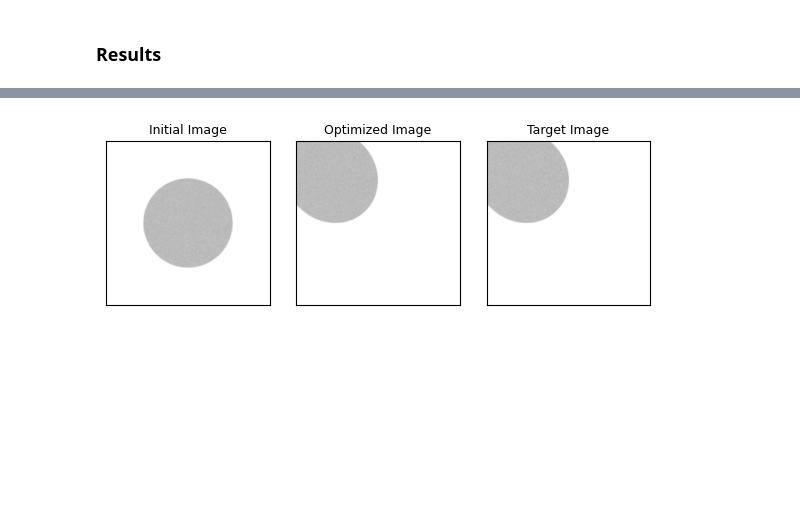
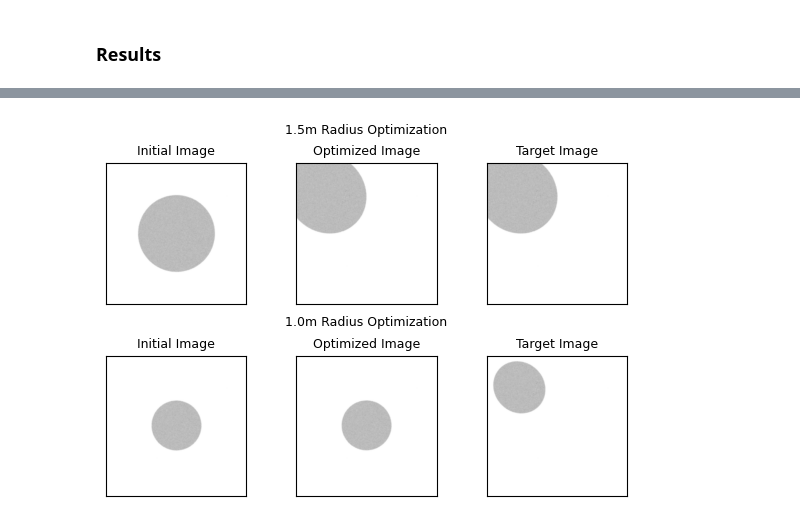
Before and after one commit to J0HNN7G/diffsim-sysid, a Jupyter notebook: examples/optim/diff_render.ipynb, the cells around one changed output, grey strips where cells are left out. Saved outputs shown, nothing was run; the diff lists cells and outputs as text; code cells hidden in the pictures; blank space fills up the shorter version.

Commit message:
updated render to show non-convexity

```diff
--- a/examples/optim/diff_render.ipynb
+++ b/examples/optim/diff_render.ipynb
@@ -98,16 +87,27 @@ img_ref = mi.render(mi.load_dict(target_scene_dict), spp=16)
 # %% [markdown]
 ### Optimization
 # %%
+init_scene_dict = dict(scene_dict)
+init_scene_dict['particle']['radius'] = deepcopy(success_radius)
+init_scene_dict['particle']['center'] = deepcopy(particle_init_pos)
+img_init = mi.render(mi.load_dict(init_scene_dict), spp=16)
+
+target_scene_dict = dict(scene_dict)
+target_scene_dict['particle']['radius'] = deepcopy(success_radius)
+target_scene_dict['particle']['center'] = deepcopy(target_pos)
+img_ref = mi.render(mi.load_dict(target_scene_dict), spp=16)
+
 # training details
 train_iters = 60
 train_rate = 1.0
 train_save_interval = 5
+scene_spp = 4
 
 # rendering
 scene_dict = dict(scene_dict)
+scene_dict['particle']['radius'] = deepcopy(success_radius)
 scene_dict['particle']['center'] = deepcopy(particle_init_pos)
 scene = mi.load_dict(scene_dict)
-scene_spp = 4
 params = mi.traverse(scene)
 start_state = mi.Transform4f(params['particle.to_world'])
 @dr.wrap_ad(source='torch', target='drjit')
@@ -147,5 +147,11 @@ for i in range(train_iters+1):
     trans_errors.append(trans_error)
     if i % train_save_interval == 0:
         print(f"iter_{i:02d}: img_loss={img_losses[-1]:6f}, trans_error={trans_errors[-1]:6f} trans=[{trans[0,0]:.4f}, {trans[0,1]:.4f}]")
+
+success_img_init = img_init
+success_img_ref = img_ref
+success_img = mi.render(scene, spp=16)
+success_img_losses = img_losses
+success_trans_errors = trans_errors
 # %% [output]
 iter_00: img_loss=0.090350, trans_error=2.084294 trans=[-0.0264, 0.0260]
@@ -191,26 +276,54 @@ plt.show()
 # %%
 ##########
 # States #
 ##########
-fig_size = set_fig_size(subplots=(1, 3))
-fig, axs = plt.subplots(1, 3, figsize=fig_size, constrained_layout=True)
 
-axs[0].imshow(mi.util.convert_to_bitmap(img_init))
-axs[0].set_xticks([])
-axs[0].set_yticks([])
-axs[0].set_title('Initial Image')
+fig_size = set_fig_size(subplots=(2, 3))
+fig = plt.figure(figsize=fig_size, constrained_layout=True)
 
-axs[1].imshow(mi.util.convert_to_bitmap(mi.render(scene, spp=16)))
-axs[1].set_xticks([])
-axs[1].set_yticks([])
-axs[1].set_title('Optimized Image')
+subfigs = fig.subfigures(nrows=2, ncols=1)
+ax1 = subfigs[0].subplots(nrows=1, ncols=3)
+ax2 = subfigs[1].subplots(nrows=1, ncols=3)
 
-axs[2].imshow(mi.util.convert_to_bitmap(img_ref))
-axs[2].set_xticks([])
-axs[2].set_yticks([])
-axs[2].set_title('Target Image')
+#fig, (ax1, ax2) = plt.subplots(2, 3, figsize=fig_size, constrained_layout=True)
+
+subfigs[0].suptitle('1.5m Radius Optimization', fontsize=9)
+
+ax1[0].imshow(mi.util.convert_to_bitmap(success_img_init))
+ax1[0].set_xticks([])
+ax1[0].set_yticks([])
+ax1[0].set_title('Initial Image')
+
+ax1[1].imshow(mi.util.convert_to_bitmap(success_img))
+ax1[1].set_xticks([])
+ax1[1].set_yticks([])
+ax1[1].set_title('Optimized Image')
+
+ax1[2].imshow(mi.util.convert_to_bitmap(success_img_ref))
+ax1[2].set_xticks([])
+ax1[2].set_yticks([])
+ax1[2].set_title('Target Image')
+
+
+subfigs[1].suptitle('1.0m Radius Optimization', fontsize=9)
+
+ax2[0].set_title('Initial Image')
+ax2[0].imshow(mi.util.convert_to_bitmap(fail_img_init))
+ax2[0].set_xticks([])
+ax2[0].set_yticks([])
+
+ax2[1].set_title('Optimized Image')
+ax2[1].imshow(mi.util.convert_to_bitmap(fail_img))
+ax2[1].set_xticks([])
+ax2[1].set_yticks([])
+
+ax2[2].set_title('Target Image')
+ax2[2].imshow(mi.util.convert_to_bitmap(fail_img_ref))
+ax2[2].set_xticks([])
+ax2[2].set_yticks([])
+
 
 plt.show()
 #plt.savefig('fig_img_pose_states.pdf', bbox_inches='tight')
 # %% [output]
-[figure, old version]
+[figure, new version]
```
Also changed, not shown: parts of 4 cells of this notebook, 4 other files.
